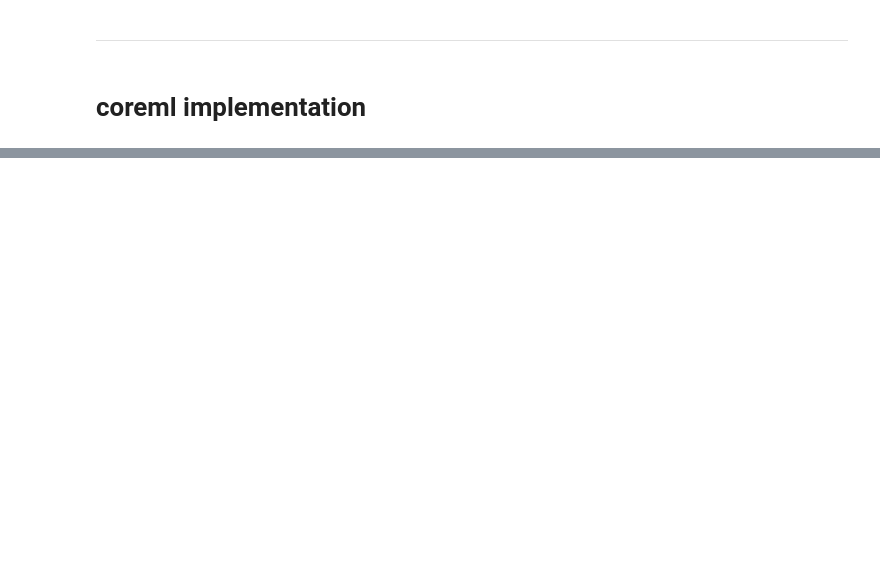
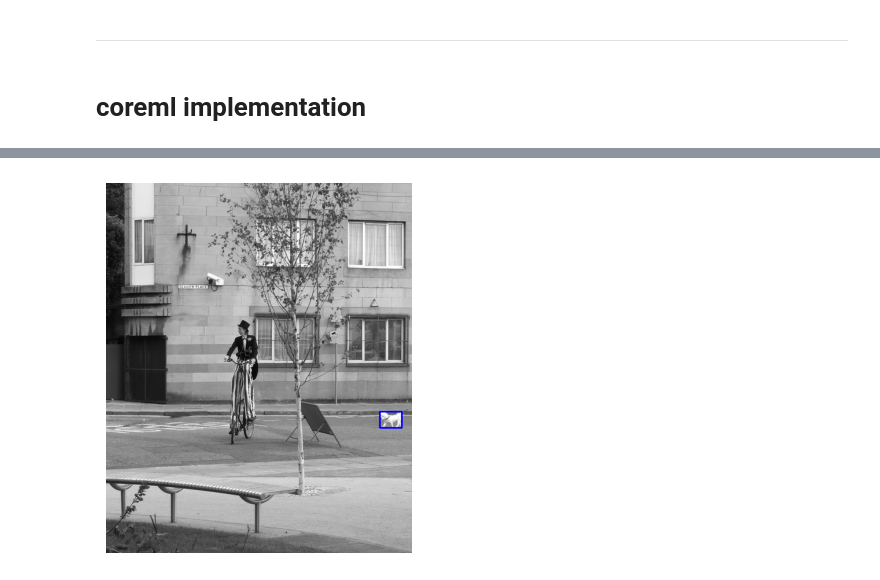
Before and after one commit to MatthewDulcich/Transformer-Image-Captioning, a Jupyter notebook: test.ipynb, the cells around one changed output, grey strips where cells are left out. Cells and saved outputs as stored; diff of their text form; code cells hidden in the pictures; blank space fills up the shorter version.

```diff
--- a/test.ipynb
+++ b/test.ipynb
@@ -115,0 +179,7 @@ array([[ True,  True, False],
+# %%
+anns_file_path = 'coco/annotations/instances_val2017.json'
+images_dir = 'coco/images/val2017'
+# %%
+# open annotations file
+with open(anns_file_path, 'r') as f:
+    anns = json.loads(f.read())
@@ -115,0 +190,4 @@ array([[ True,  True, False],
+# %%
+# Load the annotations into a DataFrame
+anns_df = pd.DataFrame(anns['annotations'])
+anns_df.head()
@@ -115,0 +201,24 @@ array([[ True,  True, False],
+# %%
+# plot bounding box on image for first row in the DataFrame
+import cv2
+import matplotlib.pyplot as plt
+
+# Load the image
+image_id = anns_df['image_id'][0]
+image_path = os.path.join(images_dir, f'{image_id:012d}.jpg')
+image = cv2.imread(image_path)
+
+# Get the bounding box coordinates
+bbox = anns_df['bbox'][0]
+bbox = [int(x) for x in bbox]
+x, y, w, h = bbox
+
+# Draw the bounding box on the image
+image = cv2.rectangle(image, (x, y), (x + w, y + h), (255, 0, 0), 2)
+
+# Display the image
+plt.imshow(cv2.cvtColor(image, cv2.COLOR_BGR2RGB))
+plt.axis('off')
+plt.show()
+# %% [output]
+[figure, added]
```
Also changed, not shown: parts of 30 cells of this notebook, 3 other files.
